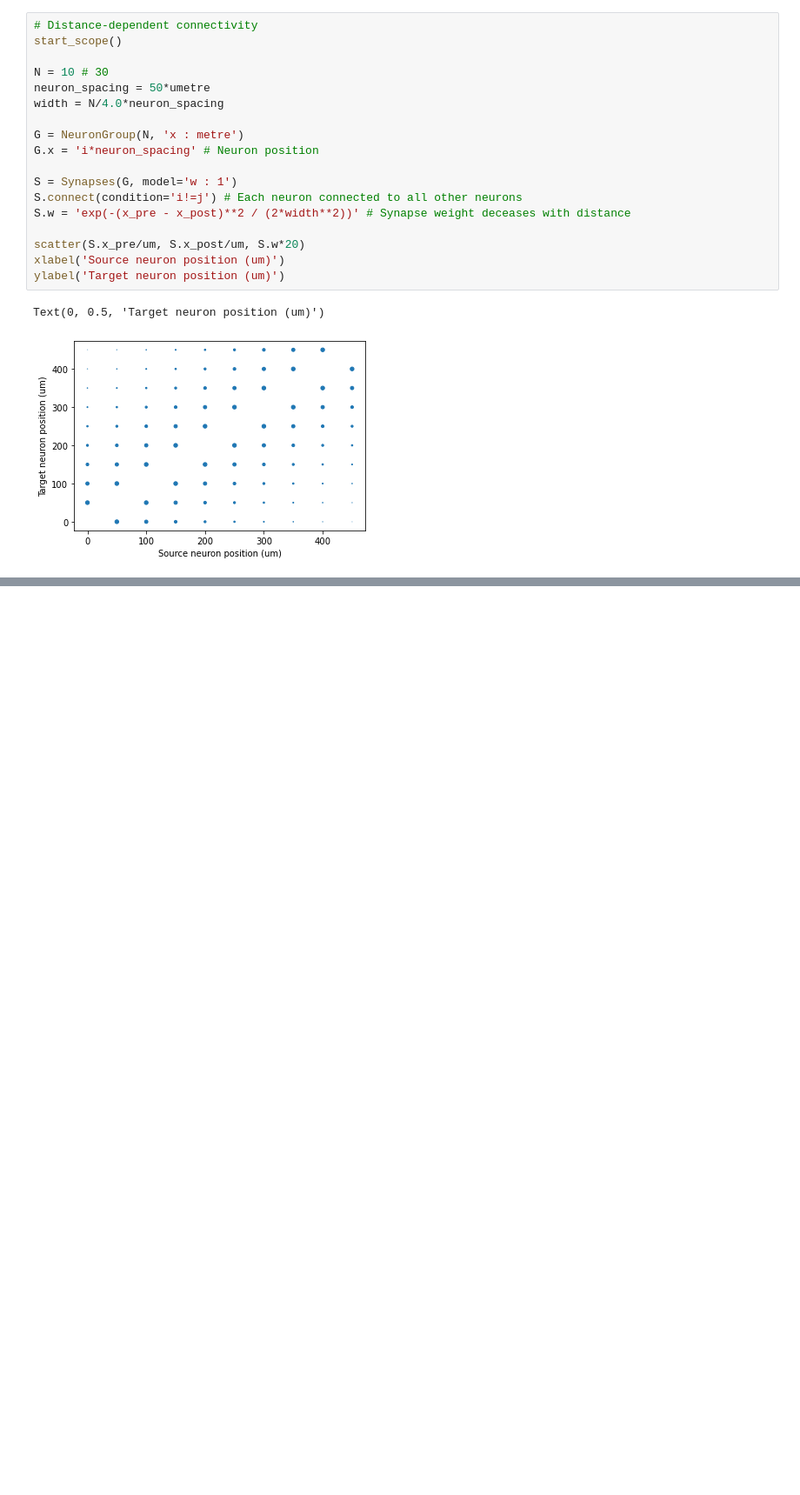
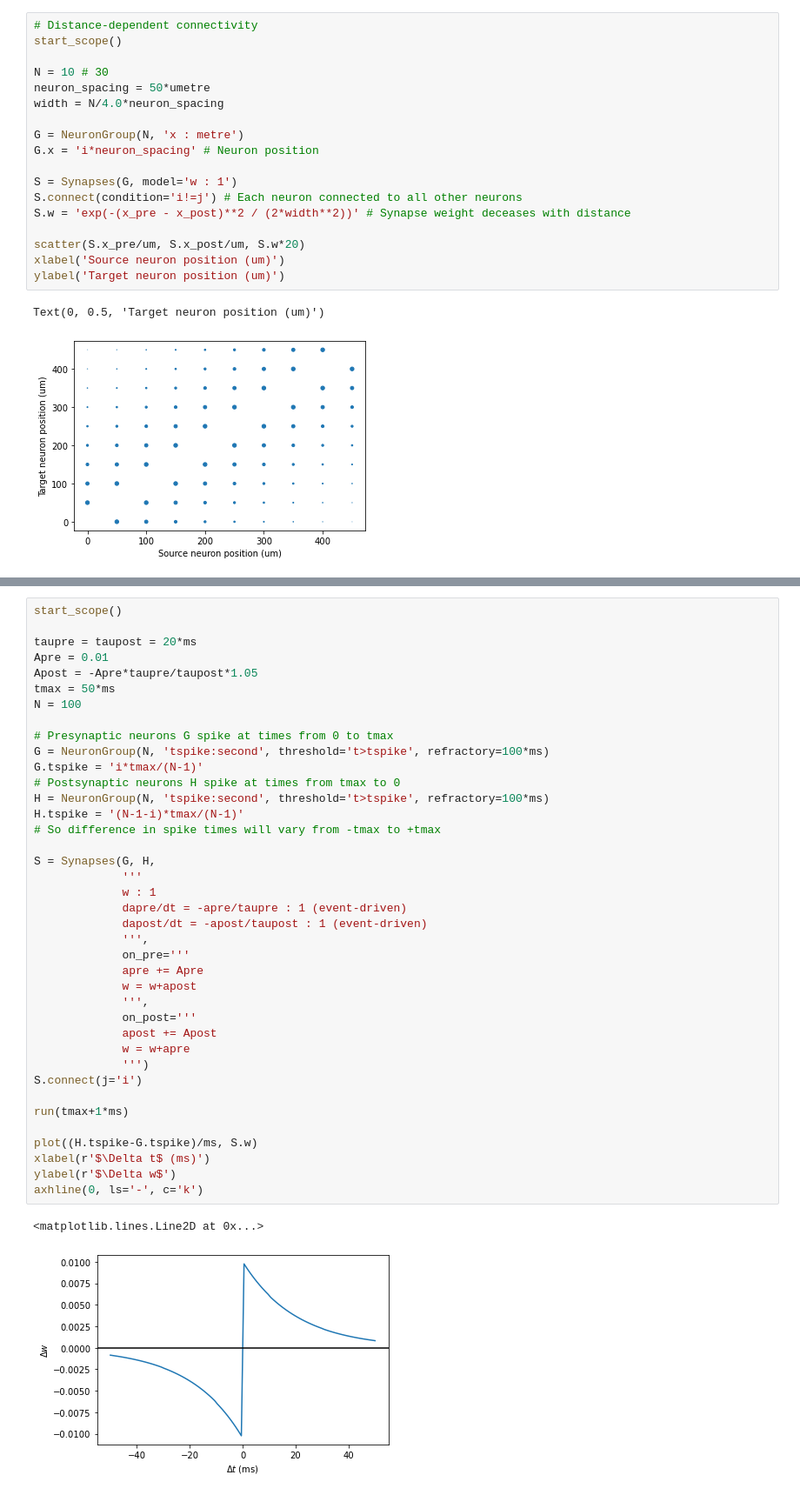
Before and after one commit to mcorne/test-python, a Jupyter notebook: brian2/2-intro-to-brian-synapses.ipynb, the cells around one changed output, grey strips where cells are left out. Shown: that part at 87% size. Cells and saved outputs as stored; diff of their text form; blank space fills up the shorter version.

```diff
--- a/brian2/2-intro-to-brian-synapses.ipynb
+++ b/brian2/2-intro-to-brian-synapses.ipynb
@@ -209,0 +275,42 @@ Text(0, 0.5, 'Target neuron position (um)')
+# %%
+start_scope()
+
+taupre = taupost = 20*ms
+Apre = 0.01
+Apost = -Apre*taupre/taupost*1.05
+tmax = 50*ms
+N = 100
+
+# Presynaptic neurons G spike at times from 0 to tmax
+G = NeuronGroup(N, 'tspike:second', threshold='t>tspike', refractory=100*ms)
+G.tspike = 'i*tmax/(N-1)'
+# Postsynaptic neurons H spike at times from tmax to 0
+H = NeuronGroup(N, 'tspike:second', threshold='t>tspike', refractory=100*ms)
+H.tspike = '(N-1-i)*tmax/(N-1)'
+# So difference in spike times will vary from -tmax to +tmax
+
+S = Synapses(G, H,
+             '''
+             w : 1
+             dapre/dt = -apre/taupre : 1 (event-driven)
+             dapost/dt = -apost/taupost : 1 (event-driven)
+             ''',
+             on_pre='''
+             apre += Apre
+             w = w+apost
+             ''',
+             on_post='''
+             apost += Apost
+             w = w+apre
+             ''')
+S.connect(j='i')
+
+run(tmax+1*ms)
+
+plot((H.tspike-G.tspike)/ms, S.w)
+xlabel(r'$\Delta t$ (ms)')
+ylabel(r'$\Delta w$')
+axhline(0, ls='-', c='k')
+# %% [output]
+<matplotlib.lines.Line2D at 0x...>
+[figure, added]
```
Also changed, not shown: parts of 4 cells of this notebook.
